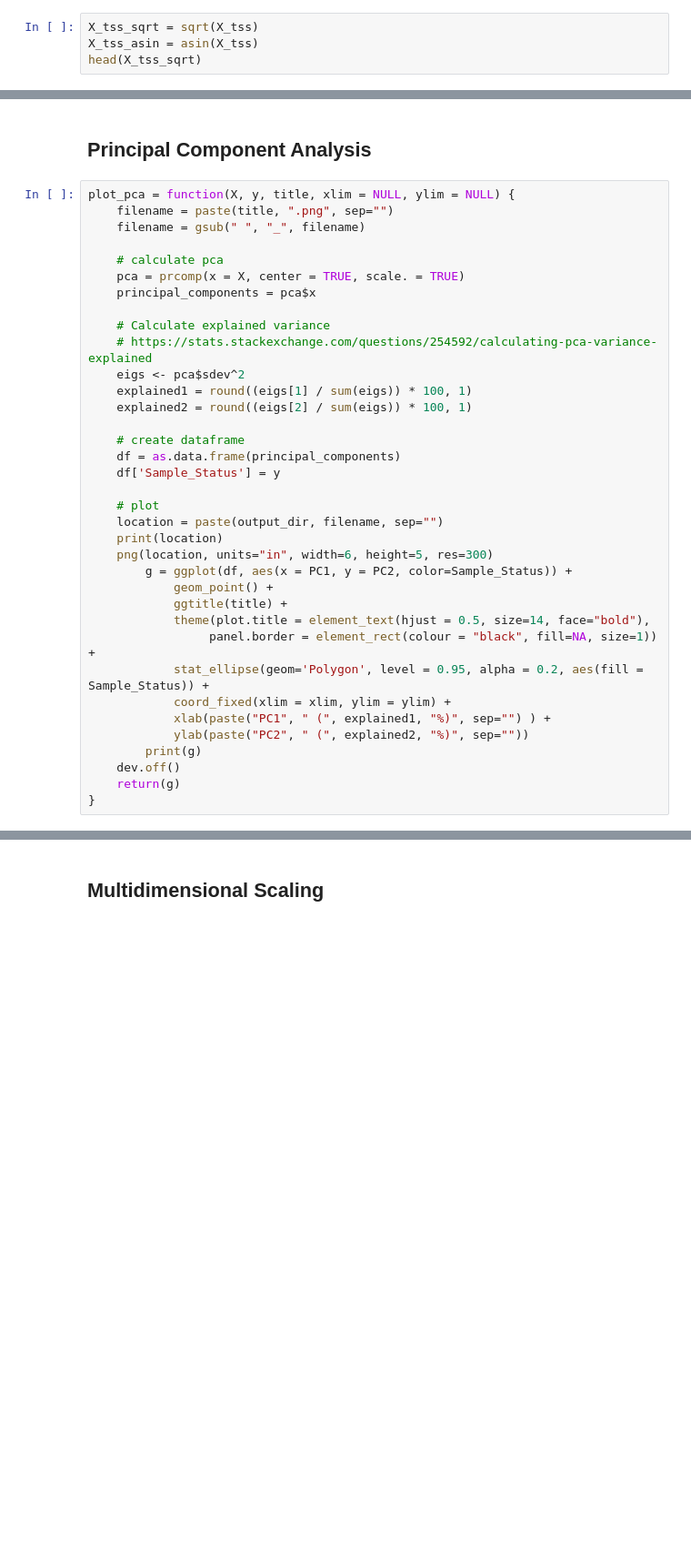
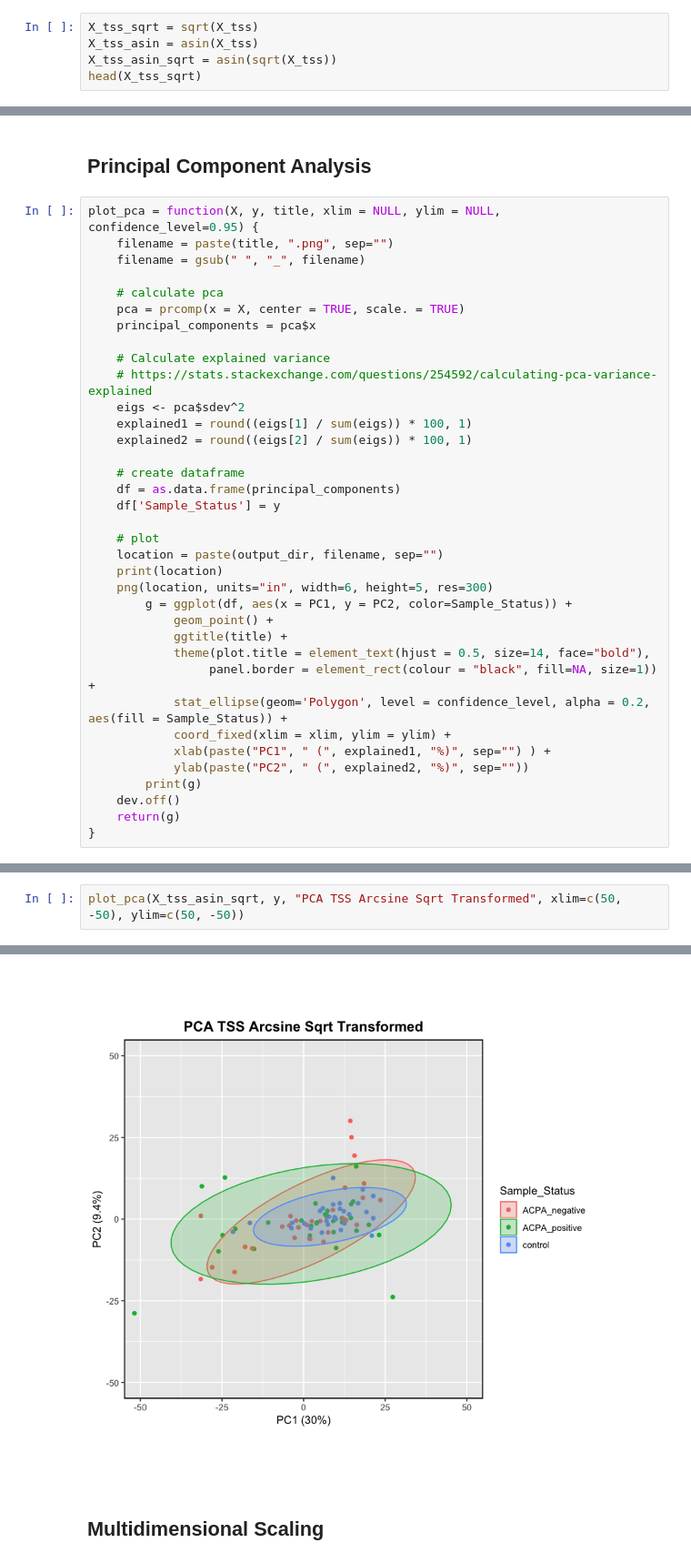
Before and after one commit to danielchang2002/Auto-antibody-Profiling-in-RA, a Jupyter notebook: src/DataVisualization.ipynb, the cells around one changed output, grey strips where cells are left out. Shown at 91% size. Cells and saved outputs as stored; diff of their text form; blank space fills up the shorter version.

Commit message:
:rocket: changed asin

```diff
--- a/src/DataVisualization.ipynb
+++ b/src/DataVisualization.ipynb
@@ -58,6 +58,7 @@ head(y)
 # %%
 X_tss_sqrt = sqrt(X_tss)
 X_tss_asin = asin(X_tss)
+X_tss_asin_sqrt = asin(sqrt(X_tss))
 head(X_tss_sqrt)
 # %% [output]
 | A1BG | AAK1 | AARS | ABCF1 | ABCF3 | ABI1 | ABL2 | ABT1 | ACAT2 | ACPP | ... | ZNF645 | ... |
@@ -70,7 +71,7 @@ head(X_tss_sqrt)
 # %% [markdown]
 ## Principal Component Analysis
 # %%
-plot_pca = function(X, y, title, xlim = NULL, ylim = NULL) {
+plot_pca = function(X, y, title, xlim = NULL, ylim = NULL, confidence_level=0.95) {
     filename = paste(title, ".png", sep="")
     filename = gsub(" ", "_", filename)
 
@@ -97,7 +98,7 @@ plot_pca = function(X, y, title, xlim = NULL, ylim = NULL) {
             ggtitle(title) +
             theme(plot.title = element_text(hjust = 0.5, size=14, face="bold"),
                  panel.border = element_rect(colour = "black", fill=NA, size=1)) +
-            stat_ellipse(geom='Polygon', level = 0.95, alpha = 0.2, aes(fill = Sample_Status)) +
+            stat_ellipse(geom='Polygon', level = confidence_level, alpha = 0.2, aes(fill = Sample_Status)) +
             coord_fixed(xlim = xlim, ylim = ylim) +
             xlab(paste("PC1", " (", explained1, "%)", sep="") ) +
             ylab(paste("PC2", " (", explained2, "%)", sep=""))
@@ -120,3 +121,6 @@ plot_pca(X_tss_asin, y, "PCA TSS Arcsine Transformed", xlim=c(50, -50), ylim=c(5
 # %% [output]
 [1] "../output/PCA_TSS_Arcsine_Transformed.png"
 [figure]
+# %%
+plot_pca(X_tss_asin_sqrt, y, "PCA TSS Arcsine Sqrt Transformed", xlim=c(50, -50), ylim=c(50, -50))
+# %% [output]
@@ -123,3 +128,4 @@ plot_pca(X_tss_asin, y, "PCA TSS Arcsine Transformed", xlim=c(50, -50), ylim=c(5
+[figure, added]
 # %% [markdown]
 ## Multidimensional Scaling
 # %%
```
Also changed, not shown: parts of 2 cells of this notebook, 2 other files.
